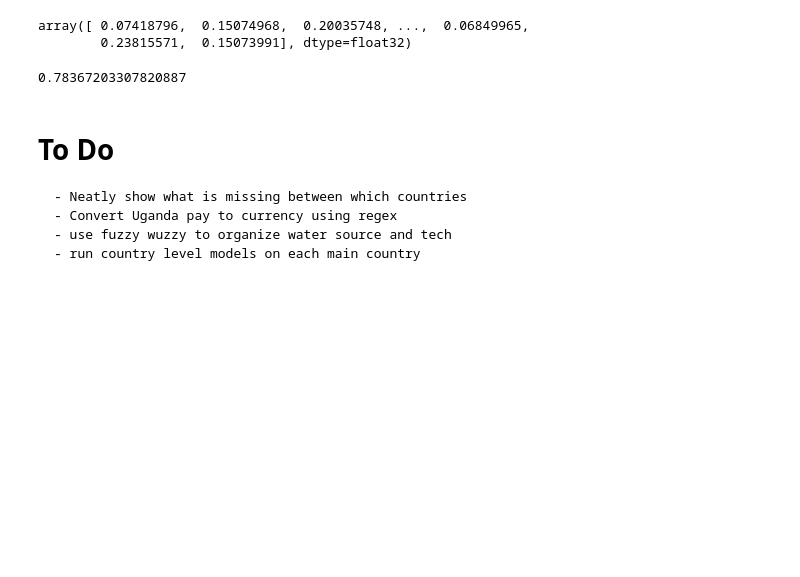
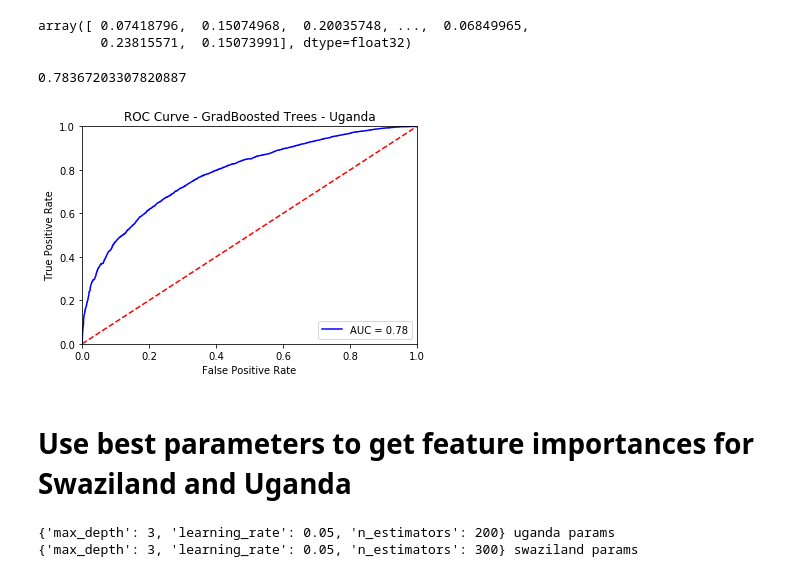
Before and after one commit to dan-watson-ucb/Capstone_Water_Access, a Jupyter notebook: Waterpoint Data Baseline v2.ipynb, the cells around one changed output. Saved outputs shown, nothing was run; the diff lists cells and outputs as text; code cells hidden in the pictures; blank space fills up the shorter version.

```diff
--- a/Waterpoint Data Baseline v2.ipynb
+++ b/Waterpoint Data Baseline v2.ipynb
@@ -370,9 +351,34 @@ array([ 0.07418796,  0.15074968,  0.20035748, ...,  0.06849965,
 1-sum(y_test)/len(y_test)
 # %% [output]
 0.78367203307820887
-# %% [markdown]
-# To Do
-    - Neatly show what is missing between which countries
-    - Convert Uganda pay to currency using regex
-    - use fuzzy wuzzy to organize water source and tech
-    - run country level models on each main country
+# %%
+# calculate the fpr and tpr for all thresholds of the classification
+#probs = model.predict_proba(X_test)
+#preds = probs[:,1]
+fpr2, tpr2, threshold = metrics.roc_curve(y_test, preds_ug)
+roc_auc2 = metrics.auc(fpr2, tpr2)
+# %%
+# method I: plt
+import matplotlib.pyplot as plt
+plt.title('ROC Curve - GradBoosted Trees - Uganda')
+plt.plot(fpr2, tpr2, 'b', label = 'AUC = %0.2f' % roc_auc2)
+plt.legend(loc = 'lower right')
+plt.plot([0, 1], [0, 1],'r--')
+plt.xlim([0, 1])
+plt.ylim([0, 1])
+plt.ylabel('True Positive Rate')
+plt.xlabel('False Positive Rate')
+plt.show()
+plt.savefig('ROC_Uganda.png')
+# %% [output]
+[figure, added]
+# %% [markdown]
+# Use best parameters to get feature importances for Swaziland and Uganda
+# %%
+ug_params = model_ug.best_params_
+swaz_params = model2.best_params_
+print(ug_params, "uganda params")
+print(swaz_params, "swaziland params")
+# %% [output]
+{'max_depth': 3, 'learning_rate': 0.05, 'n_estimators': 200} uganda params
+{'max_depth': 3, 'learning_rate': 0.05, 'n_estimators': 300} swaziland params
```
Also changed, not shown: parts of 18 cells of this notebook.
